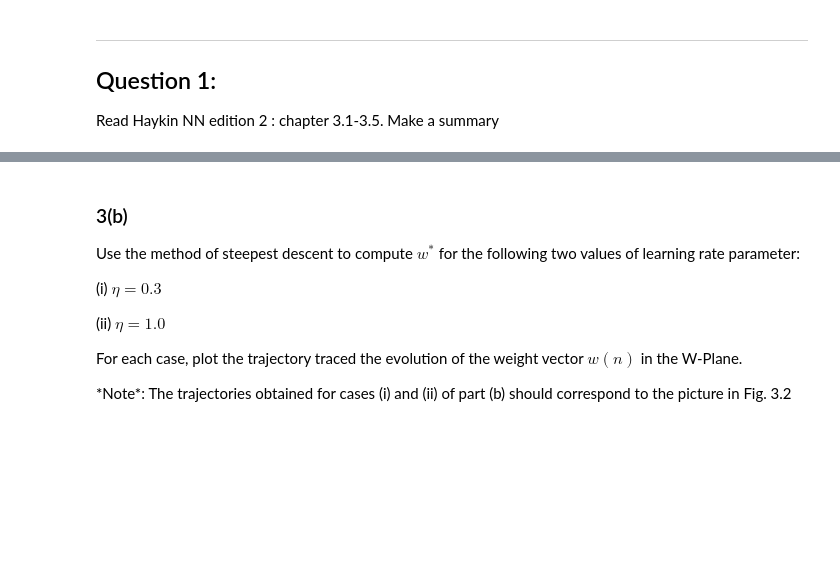
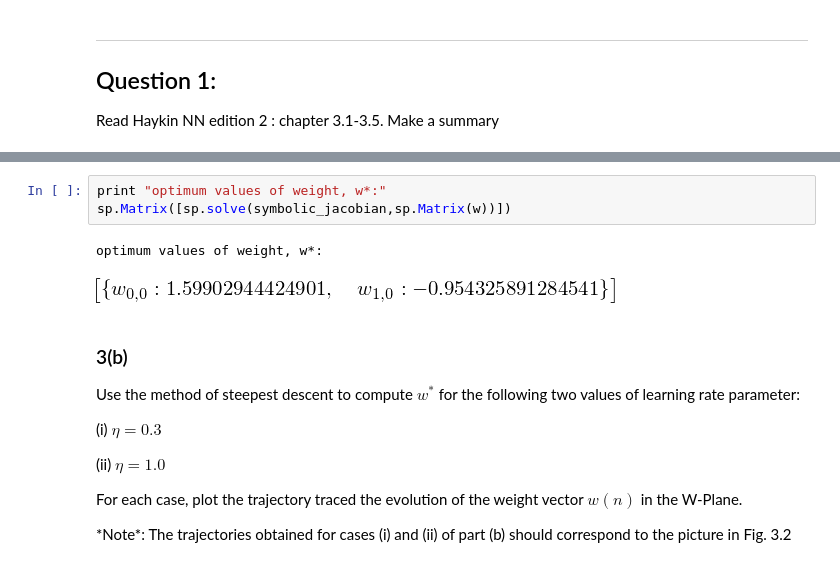
Before and after one commit to debaraj-barua/neural-networks-ws17, a Jupyter notebook: Assignment05/NN_DebarajBarua_NareshKumarGurulingan_061117_src/NN_DebarajBarua_NareshKumarGurulingan_061117.ipynb, the cells around one changed output, grey strips where cells are left out. Cells and saved outputs as stored; diff of their text form; blank space fills up the shorter version.

```diff
--- a/Assignment05/NN_DebarajBarua_NareshKumarGurulingan_061117_src/NN_DebarajBarua_NareshKumarGurulingan_061117.ipynb
+++ b/Assignment05/NN_DebarajBarua_NareshKumarGurulingan_061117_src/NN_DebarajBarua_NareshKumarGurulingan_061117.ipynb
@@ -38,3 +84,9 @@ Find the optimum value of $w^*$ for which $\xi(w)$ reaches it's maximum value.
+# %%
+print "optimum values of weight, w*:"
+sp.Matrix([sp.solve(symbolic_jacobian,sp.Matrix(w))])
+# %% [output]
+optimum values of weight, w*:
+[figure, added]
 # %% [markdown]
 ### 3(b)
 <p>Use the method of steepest descent to compute $w^*$ for the following two values of learning rate parameter:</p>
```
Also changed, not shown: parts of 14 cells of this notebook.
